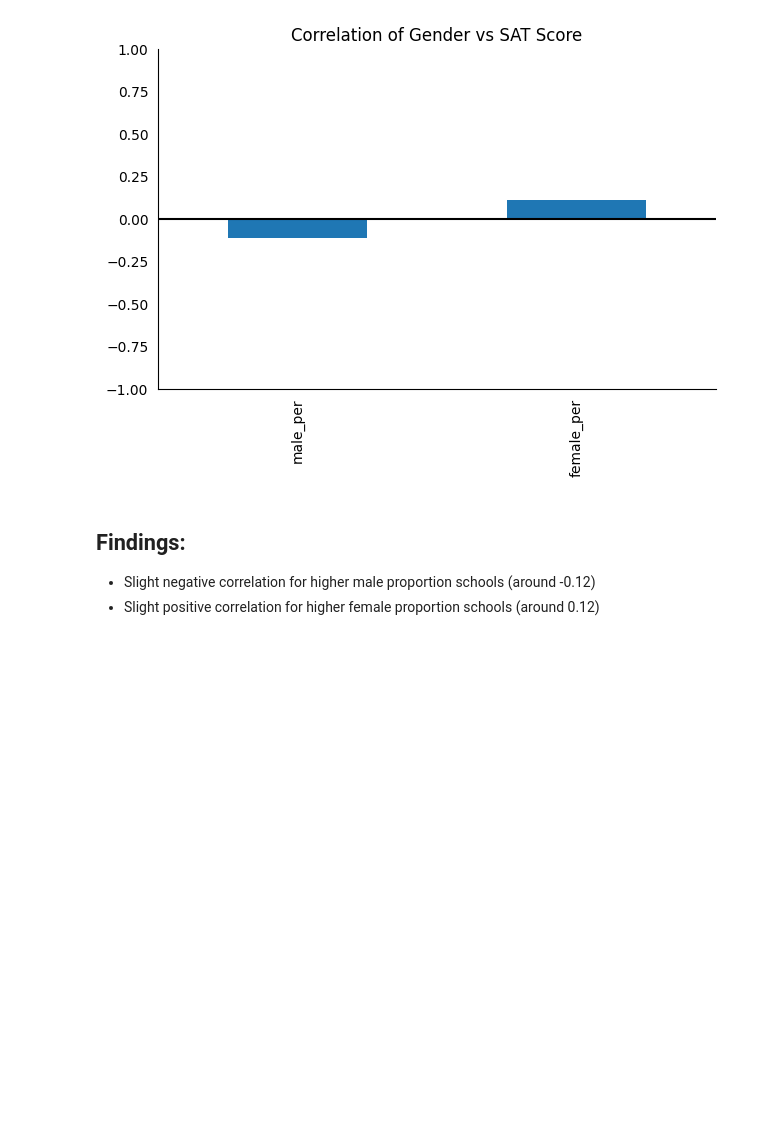
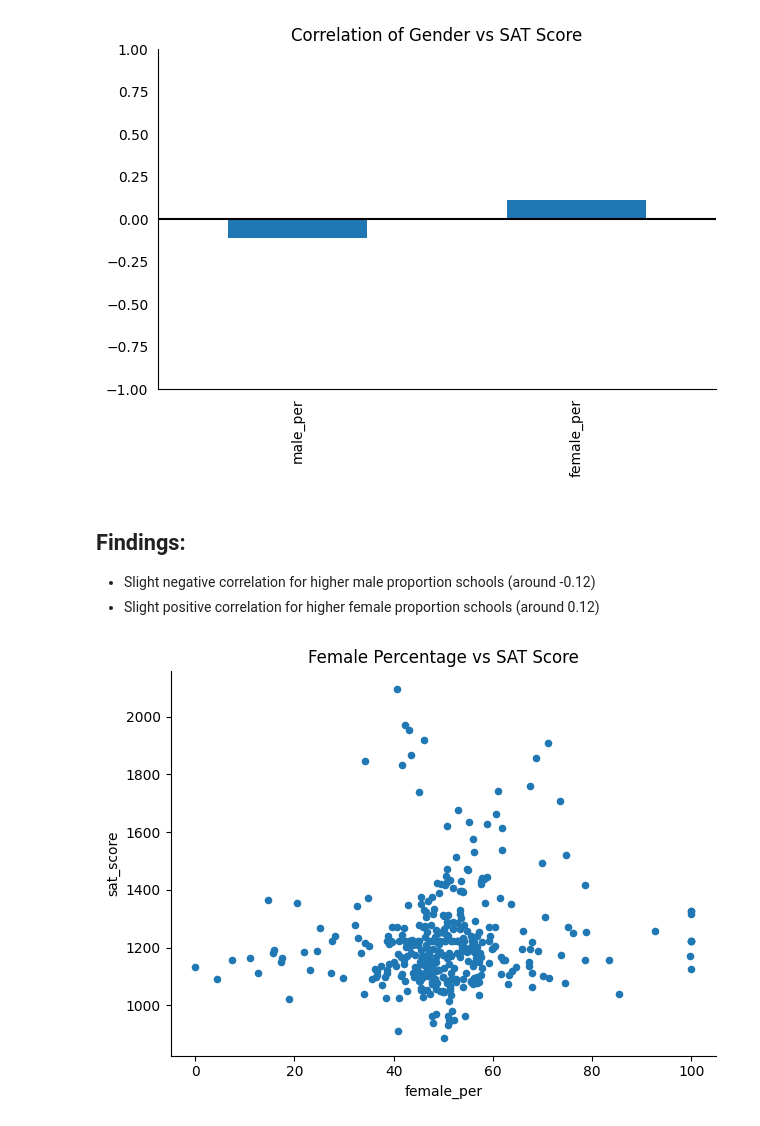
Before and after one commit to jastro-dev/dq-nyc-high-school-analysis, a Jupyter notebook: main_notebook.ipynb, the cells around one changed output. Cells and saved outputs as stored; diff of their text form; code cells hidden in the pictures; blank space fills up the shorter version.

Commit message:
add `female_per` investigation

```diff
--- a/main_notebook.ipynb
+++ b/main_notebook.ipynb
@@ -357,3 +357,17 @@ plt.show()
 ## Findings:
 - Slight negative correlation for higher male proportion schools (around -0.12)
 - Slight positive correlation for higher female proportion schools (around 0.12)
+# %%
+# Scatter plot of female_per and sat_score
+
+combined.plot.scatter(x='female_per', y='sat_score')
+
+plt.title('Female Percentage vs SAT Score')
+
+plt.tight_layout()
+sns.despine()
+
+plt.savefig('visualizations/female_vs_sat.png')
+plt.show()
+# %% [output]
+[figure, added]
```
Also changed, not shown: parts of 3 cells of this notebook, 1 other file.
